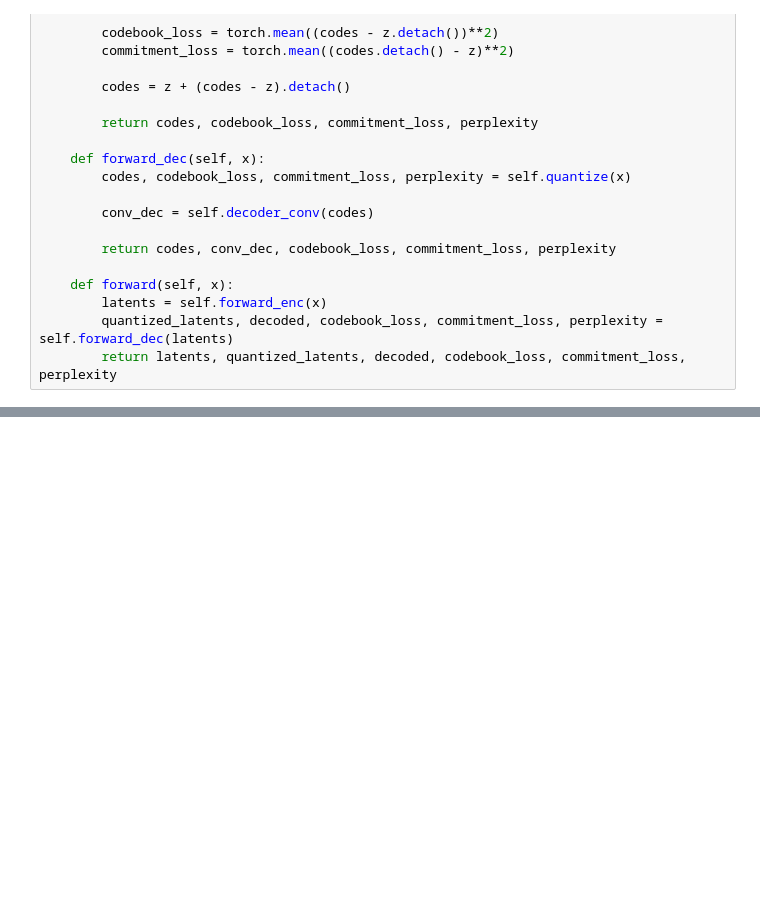
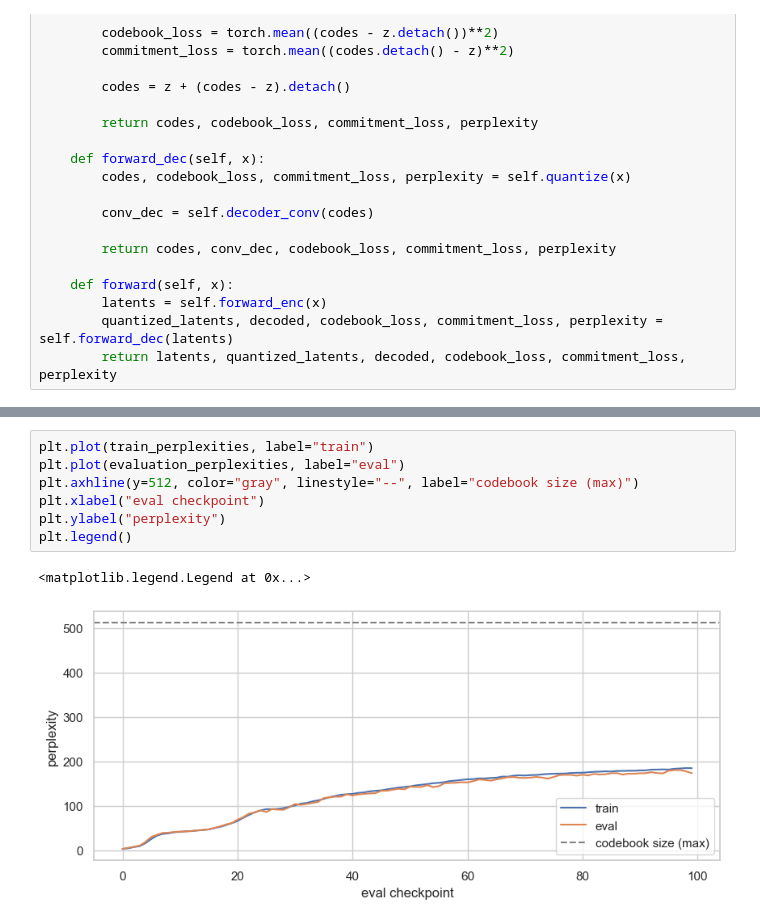
Before and after one commit to Aarul-Aggarwal/conv-vq_vae, a Jupyter notebook: vq_vae.ipynb, the cells around one changed output, grey strips where cells are left out. Cells and saved outputs as stored; diff of their text form; blank space fills up the shorter version.

```diff
--- a/vq_vae.ipynb
+++ b/vq_vae.ipynb
@@ -368,0 +402,10 @@ if os.path.exists("conv_vqvae_state_dict.pt"):
+# %%
+plt.plot(train_perplexities, label="train")
+plt.plot(evaluation_perplexities, label="eval")
+plt.axhline(y=512, color="gray", linestyle="--", label="codebook size (max)")
+plt.xlabel("eval checkpoint")
+plt.ylabel("perplexity")
+plt.legend()
+# %% [output]
+<matplotlib.legend.Legend at 0x...>
+[figure, added]
```
Also changed, not shown: parts of 6 cells of this notebook.
